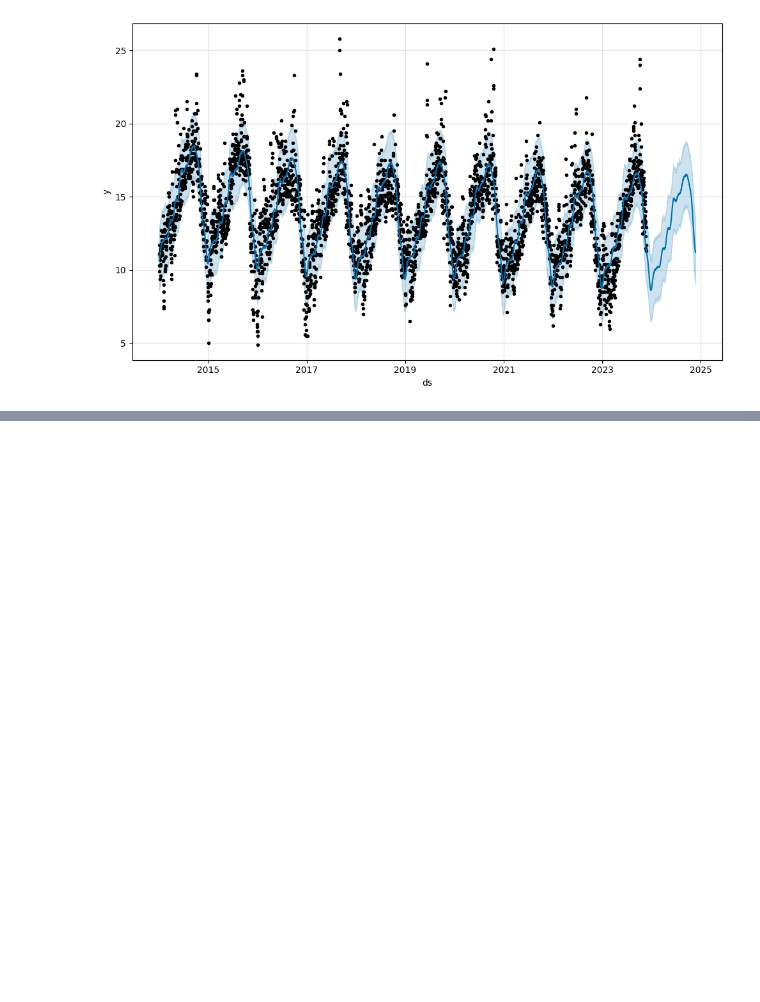
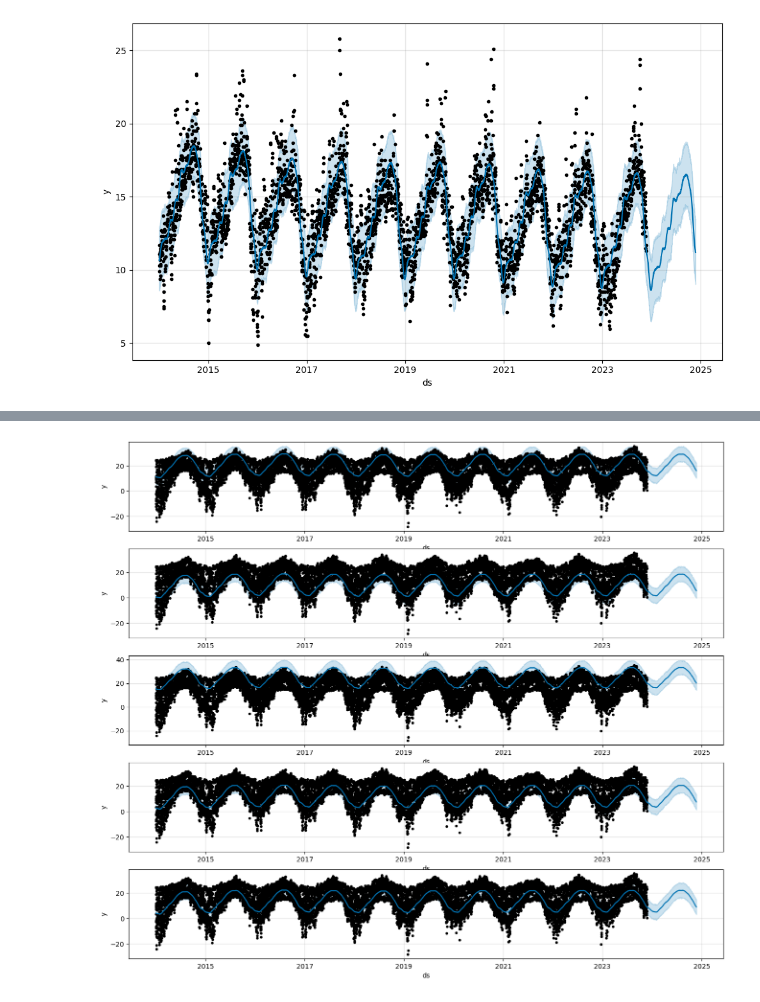
Before and after one commit to elliottjones56/Weather, a Jupyter notebook: code/vijay-starter.ipynb, the cells around one changed output, grey strips where cells are left out. Drawn from its saved outputs; the diff is of its cells as text; code cells hidden in the pictures; blank space fills up the shorter version.

```diff
--- a/code/vijay-starter.ipynb
+++ b/code/vijay-starter.ipynb
@@ -321,0 +311,2 @@ X.columns = ['ds', 'y', 'sf', 'mia', 'ny', 'chi', 'aus']
+# %%
+Z = pd.DataFrame(ct.transform(X), columns = ct.named_transformers_['ohe'].get_feature_names_out().tolist() + ['ds', 'y'])
@@ -322,4 +322,7 @@ X.columns = ['ds', 'y', 'sf', 'mia', 'ny', 'chi', 'aus']
 # %%
 nostradomus = prophet.Prophet()
+# %%
+for loc in ct.named_transformers_['ohe'].get_feature_names_out():
+    nostradomus.add_regressor(name = loc)
 # %%
-nostradomus.fit()
+nostradomus.fit(Z)
@@ -325,0 +333,21 @@ nostradomus.fit()
+# %%
+forecasts = []
+for loc in ct.named_transformers_['ohe'].get_feature_names_out():
+    future = nostradomus.make_future_dataframe(periods = 365)
+    future[loc] = 1
+    for loc2 in ct.named_transformers_['ohe'].get_feature_names_out():
+        if loc2 != loc:
+            future[loc2] = 0
+    forecasts.append(nostradomus.predict(future))
+
+
+#forecast = nostradomus.predict(pd.concat(futures))
+
+#nostradomus.plot(forecast);
+# %%
+fig, axs = plt.subplots(5, figsize = (16, 14))
+
+for ax, forecast in zip(axs, forecasts):
+    nostradomus.plot(forecast, ax = ax)
+# %% [output]
+[figure, added]
```
Also changed, not shown: parts of 7 cells of this notebook.
